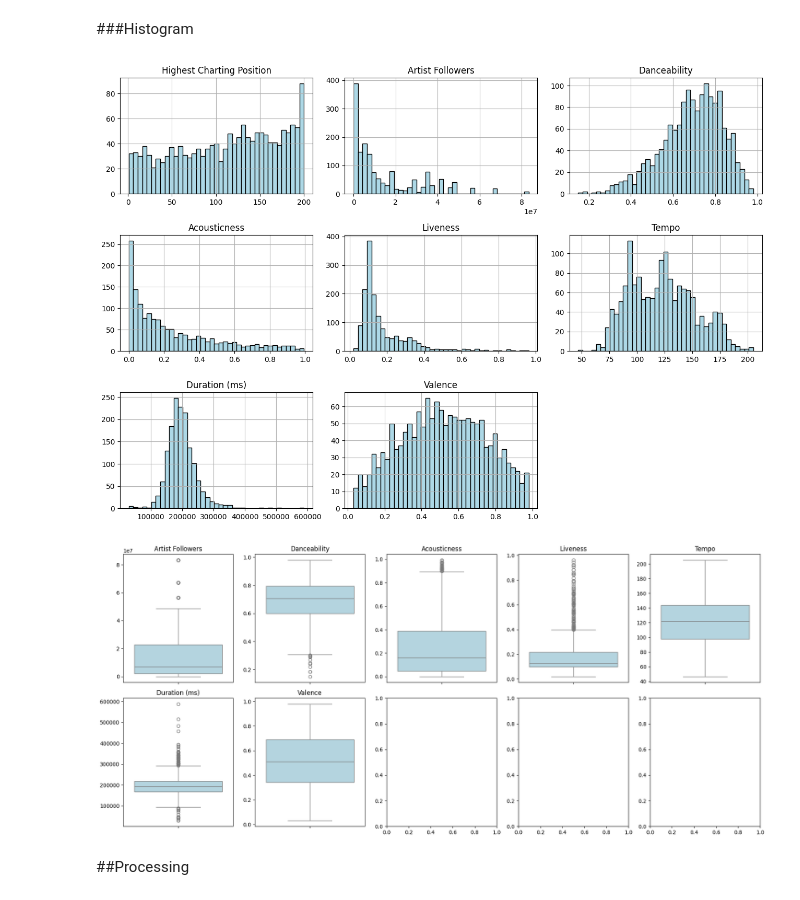
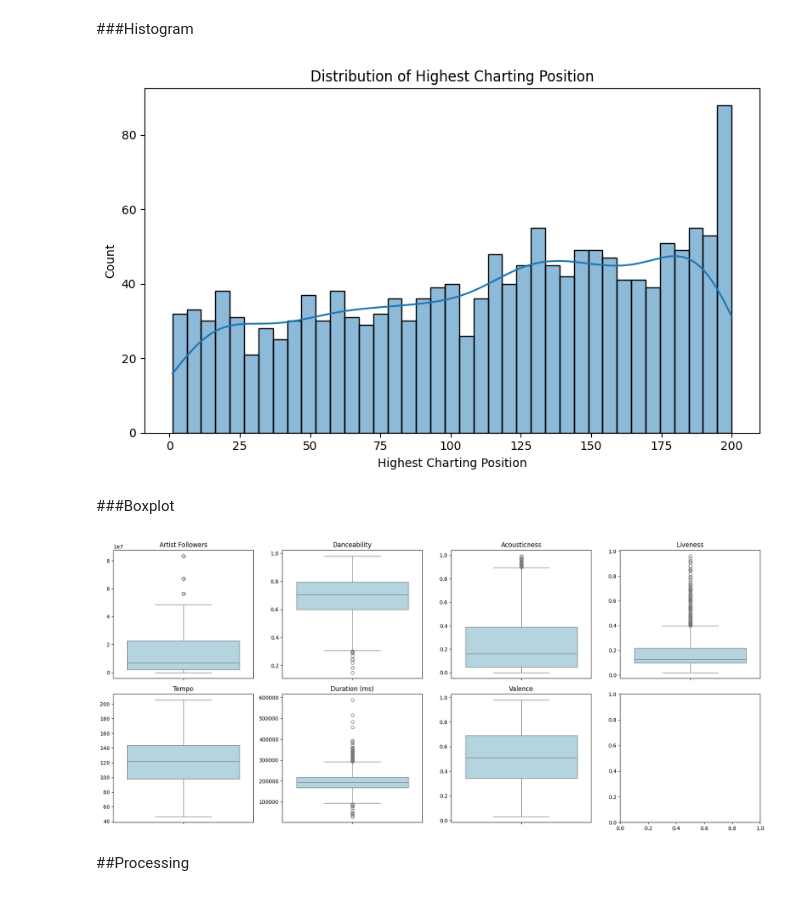
Before and after one commit to test-ds-21/stephanie465337___Data-Science-Portfolio-C21, a Jupyter notebook: Projects/Project-4/Spotify_Pass_7.ipynb, the cells around one changed output. Saved outputs shown, nothing was run; the diff lists cells and outputs as text; code cells hidden in the pictures.

```diff
--- a/Projects/Project-4/Spotify_Pass_7.ipynb
+++ b/Projects/Project-4/Spotify_Pass_7.ipynb
@@ -453,22 +471,31 @@ df_clean
 # %%
 n = int(1556**(1/2)) # bins
 
-df_clean.hist(figsize=(13,9), bins=n, color='lightblue', edgecolor='black')
+plt.figure(figsize=(8,5))
+
+sns.histplot(
+    df['Highest Charting Position'],
+    bins=n,
+    kde=True
+)
+
+plt.title('Distribution of Highest Charting Position')
 
 plt.tight_layout()
 plt.show()
 # %% [output]
-[figure, old version]
+[figure, new version]
+# %% [markdown]
+###Boxplot
 # %%
-eda_features = ['Artist Followers', 'Danceability', 'Acousticness', 'Liveness', 'Tempo',
-                'Duration (ms)', 'Valence']
+features = df_clean.drop(target, axis = 1)
 
 # Set up a grid layout for our subplots (2 rows, 5 columns)
-fig, axes = plt.subplots(2, 5, figsize=(18, 8))
+fig, axes = plt.subplots(2, 4, figsize=(18, 8))
 axes = axes.flatten()  # Flatten the 2D array of axes to easily loop through them
 
 # Loop through each feature and create a boxplot
-for idx, col in enumerate(eda_features):
+for idx, col in enumerate(features):
     sns.boxplot(y=df_clean[col], ax=axes[idx], color='lightblue')
     axes[idx].set_title(col, fontsize=12)
     axes[idx].set_ylabel('')  # Clear default ylabel for a cleaner look
@@ -476,7 +503,7 @@ for idx, col in enumerate(eda_features):
 plt.tight_layout()
 plt.show()
 # %% [output]
-[figure, old version]
+[figure, new version]
 # %% [markdown]
 ##Processing
 # %%
```
Also changed, not shown: parts of 8 cells of this notebook.
